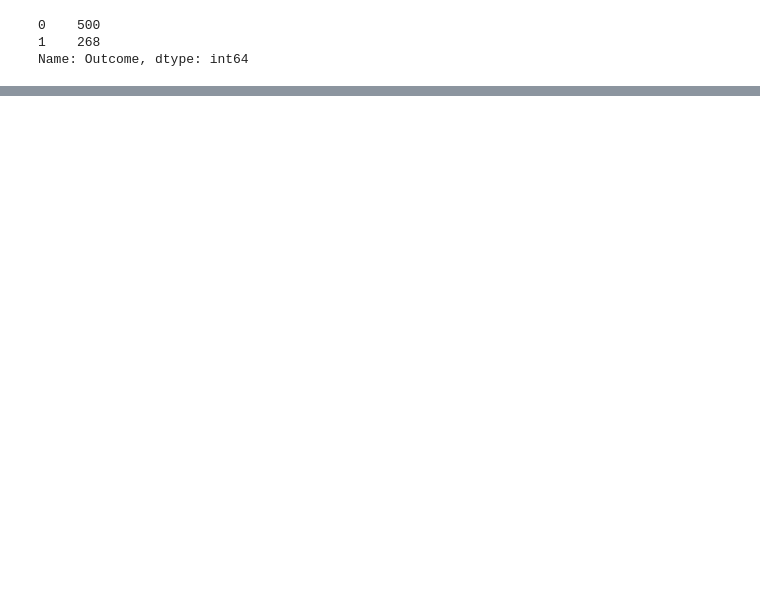
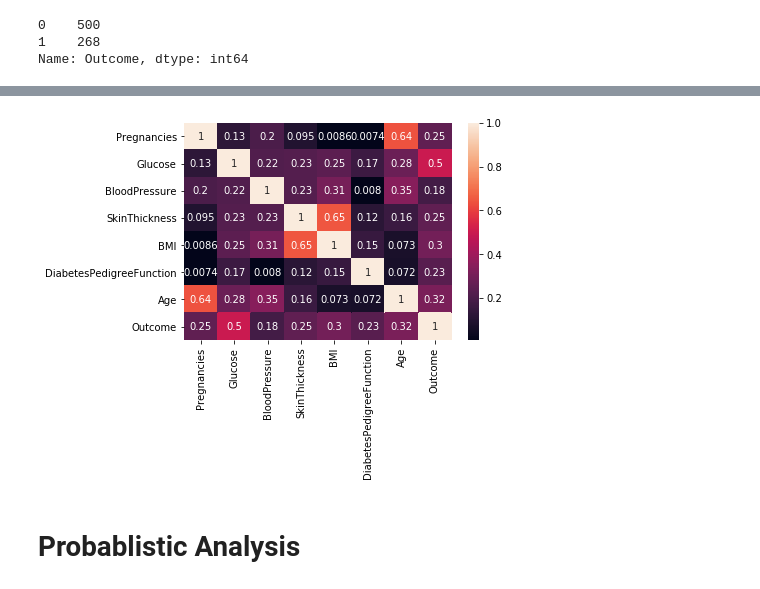
Before and after one commit to SanahSidhu/Diabetes-Predictor, a Jupyter notebook: model.ipynb, the cells around one changed output, grey strips where cells are left out. Cells and saved outputs as stored; diff of their text form; code cells hidden in the pictures; blank space fills up the shorter version.

```diff
--- a/model.ipynb
+++ b/model.ipynb
@@ -50,0 +160,7 @@ parameters = db_dataset.drop('Outcome',axis=1)
+# %%
+sns.heatmap(db_dataset_new.corr(), annot = True)
+plt.show()
+# %% [output]
+[figure, added]
+# %% [markdown]
+# Probablistic Analysis
```
Also changed, not shown: parts of 31 cells of this notebook.
